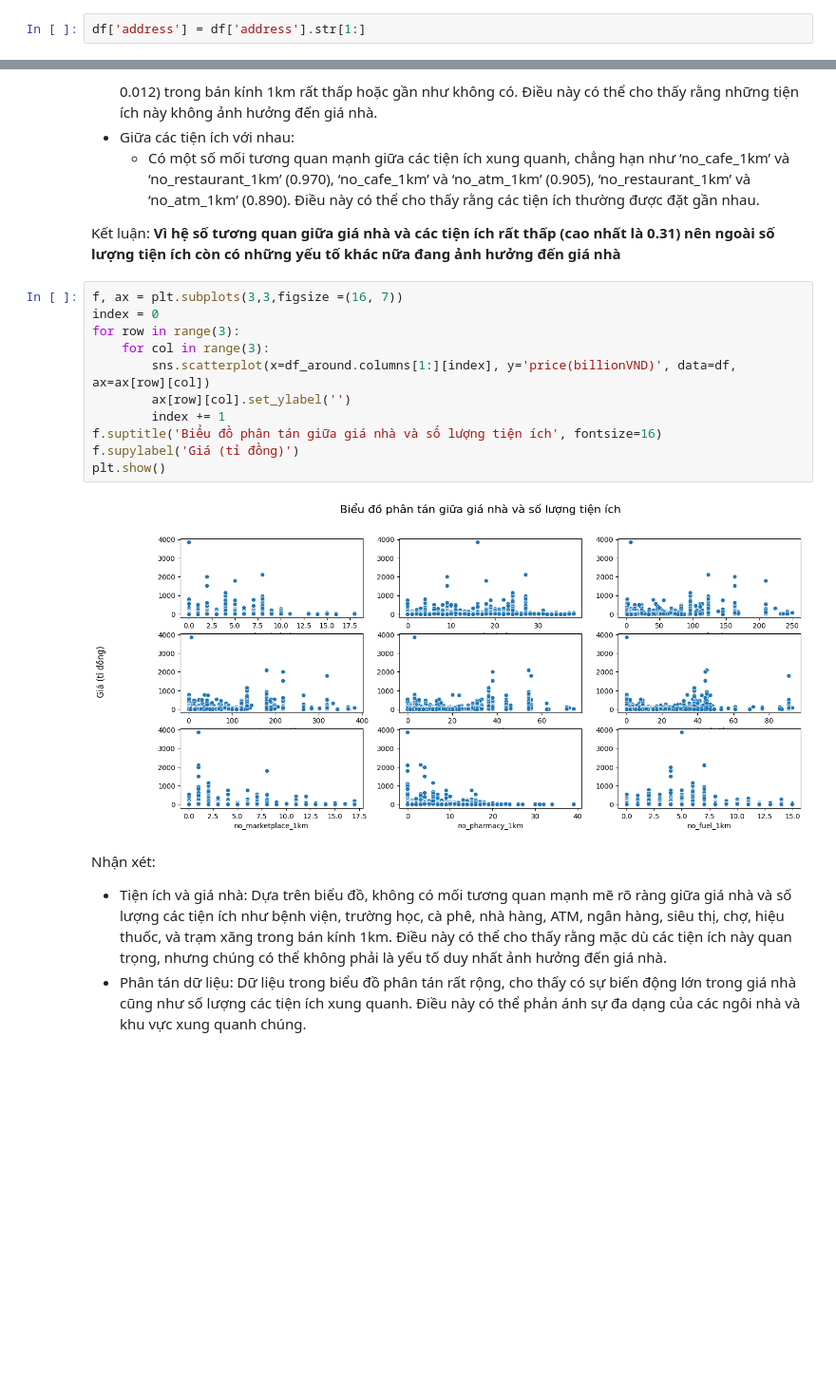
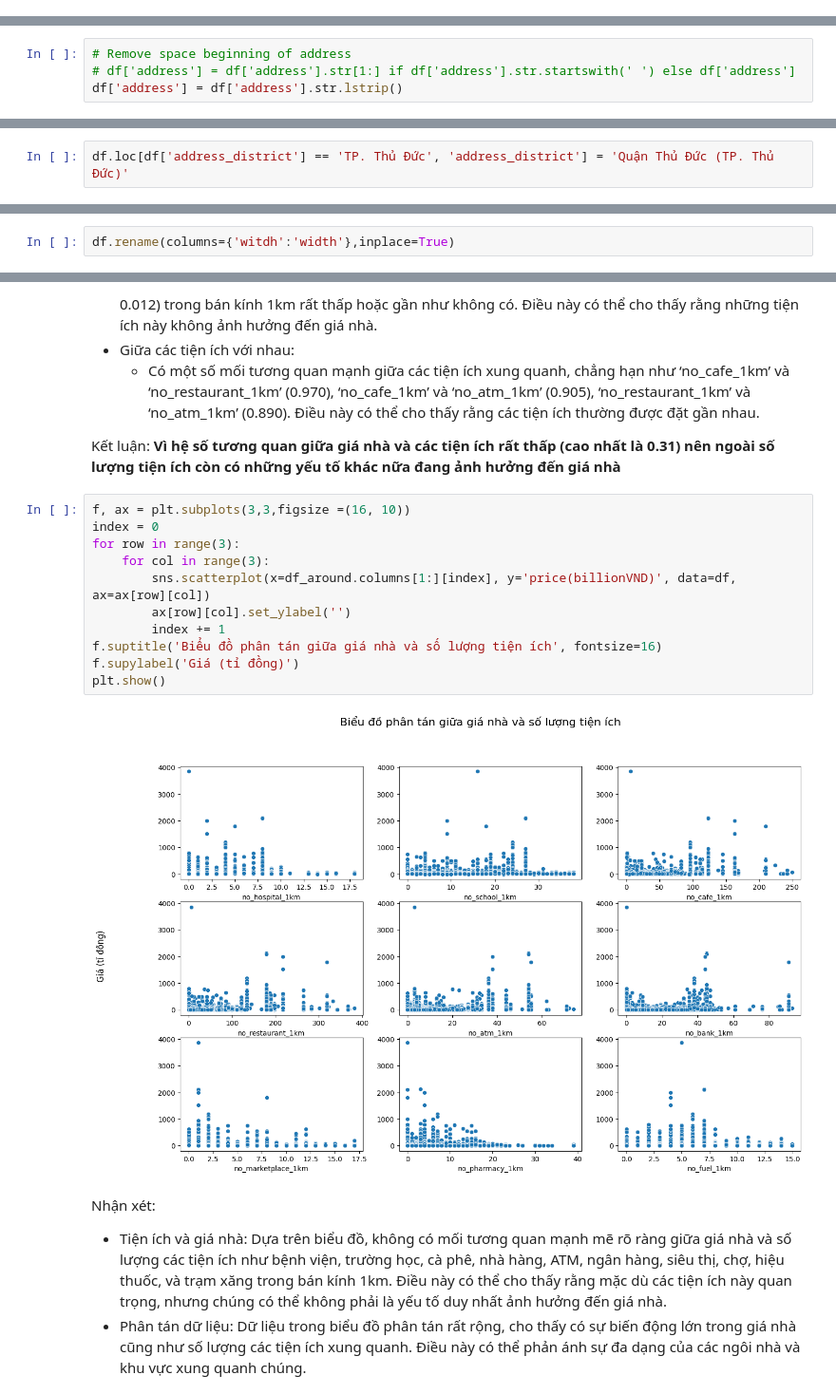
Before and after one commit to TTAT91A/Mogi_HousePrices_Pipeline, a Jupyter notebook: dags/code/EDA.ipynb, the cells around one changed output, grey strips where cells are left out. Shown at 95% size. Drawn from its saved outputs; the diff is of its cells as text; blank space fills up the shorter version.

```diff
--- a/dags/code/EDA.ipynb
+++ b/dags/code/EDA.ipynb
@@ -128,2 +168,0 @@ Remove space begining the address
-# %%
-df['address'] = df['address'].str[1:]
@@ -130,3 +171,7 @@ df['address'] = df['address'].str[1:]
+# %%
+# Remove space beginning of address
+# df['address'] = df['address'].str[1:] if df['address'].str.startswith(' ') else df['address']
+df['address'] = df['address'].str.lstrip()
 # %%
 df['address'].str.split(",").str.len().unique()
 # %% [output]
@@ -148,6 +193,8 @@ df.drop(['address'],inplace=True,axis=1)
 # Special case
 df.loc[df['id']==20211741,'address_street'] = df.loc[df['id']==20211741,'address_ward']
 df.loc[df['id']==20211741,'address_ward'] = "Phường Bình Trị Đông B"
+# %%
+df.loc[df['address_district'] == 'TP. Thủ Đức', 'address_district'] = 'Quận Thủ Đức (TP. Thủ Đức)'
 # %%
 missing_ratio = df.isnull().sum()
 missing_ratio = (missing_ratio / df.shape[0])*100
@@ -259,0 +311,2 @@ dtype: float64
+# %%
+df.rename(columns={'witdh':'width'},inplace=True)
@@ -724,18 +830,18 @@ Nhận xét:
 
 Kết luận: **Vì hệ số tương quan giữa giá nhà và các tiện ích rất thấp (cao nhất là 0.31) nên ngoài số lượng tiện ích còn có những yếu tố khác nữa đang ảnh hưởng đến giá nhà**
 # %%
-f, ax = plt.subplots(3,3,figsize =(16, 7))
+f, ax = plt.subplots(3,3,figsize =(16, 10))
 index = 0
 for row in range(3):
     for col in range(3):
         sns.scatterplot(x=df_around.columns[1:][index], y='price(billionVND)', data=df, ax=ax[row][col])
         ax[row][col].set_ylabel('')
         index += 1
 f.suptitle('Biểu đồ phân tán giữa giá nhà và số lượng tiện ích', fontsize=16)
 f.supylabel('Giá (tỉ đồng)')
 plt.show()
 # %% [output]
-[figure, old version]
+[figure, new version]
 # %% [markdown]
 Nhận xét:
 - Tiện ích và giá nhà: Dựa trên biểu đồ, không có mối tương quan mạnh mẽ rõ ràng giữa giá nhà và số lượng các tiện ích như bệnh viện, trường học, cà phê, nhà hàng, ATM, ngân hàng, siêu thị, chợ, hiệu thuốc, và trạm xăng trong bán kính 1km. Điều này có thể cho thấy rằng mặc dù các tiện ích này quan trọng, nhưng chúng có thể không phải là yếu tố duy nhất ảnh hưởng đến giá nhà.
```
Also changed, not shown: parts of 100 cells of this notebook, 4 other files.
